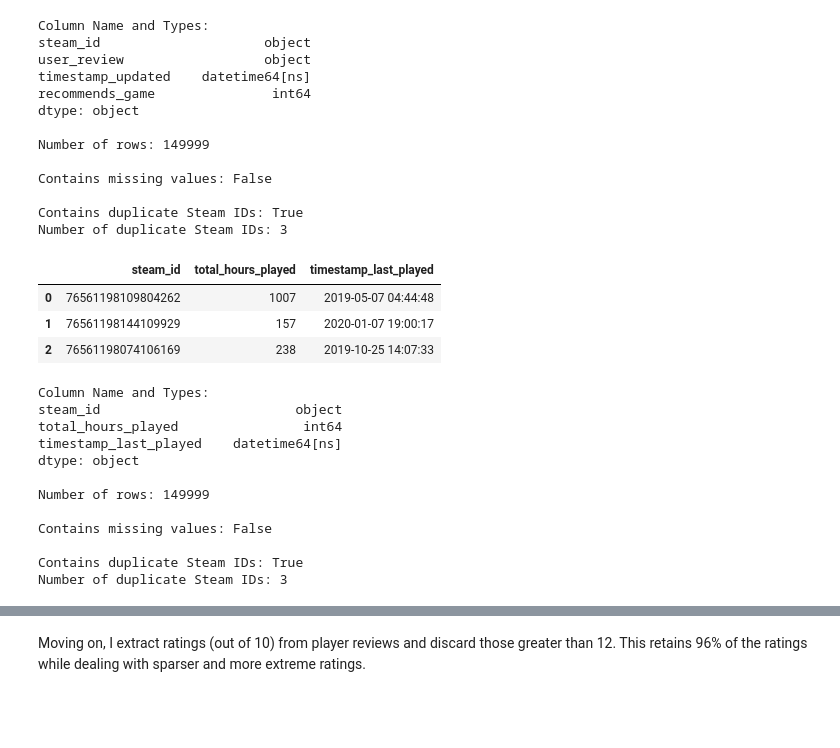
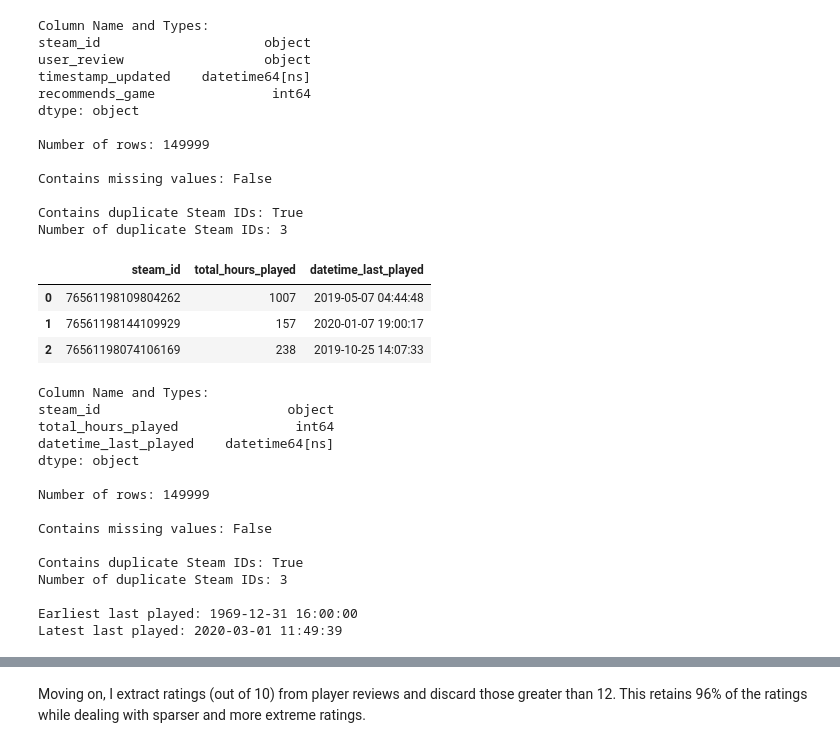
Before and after one commit to ys-lin14/warframe-exploration, a Jupyter notebook: data_exploration.ipynb, the cells around one changed output, grey strips where cells are left out. Cells and saved outputs as stored; diff of their text form; code cells hidden in the pictures; blank space fills up the shorter version.

```diff
--- a/data_exploration.ipynb
+++ b/data_exploration.ipynb
@@ -178,7 +165,7 @@ user_query = '''
     SELECT
         steam_id,
         CEIL(total_minutes_played / 60) AS total_hours_played,
-        FROM_UNIXTIME(timestamp_last_played) AS timestamp_last_played
+        FROM_UNIXTIME(timestamp_last_played) AS datetime_last_played
     FROM users;
 '''
 user_data = pd.read_sql(user_query, connection)
@@ -206,24 +193,33 @@ Contains missing values: False
 
 Contains duplicate Steam IDs: True
 Number of duplicate Steam IDs: 3
-# %%
-display(user_data.head(3))
-display_info(user_data)
-check_for_duplicate_ids(review_data)
-# %% [output]
-|  | steam_id | total_hours_played | timestamp_last_played |
-| 0 | 76561198109804262 | 1007 | 2019-05-07 04:44:48 |
-| 1 | 76561198144109929 | 157 | 2020-01-07 19:00:17 |
-| 2 | 76561198074106169 | 238 | 2019-10-25 14:07:33 |
-Column Name and Types:
-steam_id                         object
-total_hours_played                int64
-timestamp_last_played    datetime64[ns]
-dtype: object
-
-Number of rows: 149999
-
-Contains missing values: False
-
-Contains duplicate Steam IDs: True
-Number of duplicate Steam IDs: 3
+# %%
+display(user_data.head(3))
+display_info(user_data)
+check_for_duplicate_ids(user_data)
+
+earliest_last_played = user_data['datetime_last_played'].min()
+print("\nEarliest last played:", earliest_last_played)
+
+latest_last_played = user_data['datetime_last_played'].max()
+print("Latest last played:", latest_last_played)
+# %% [output]
+|  | steam_id | total_hours_played | datetime_last_played |
+| 0 | 76561198109804262 | 1007 | 2019-05-07 04:44:48 |
+| 1 | 76561198144109929 | 157 | 2020-01-07 19:00:17 |
+| 2 | 76561198074106169 | 238 | 2019-10-25 14:07:33 |
+Column Name and Types:
+steam_id                        object
+total_hours_played               int64
+datetime_last_played    datetime64[ns]
+dtype: object
+
+Number of rows: 149999
+
+Contains missing values: False
+
+Contains duplicate Steam IDs: True
+Number of duplicate Steam IDs: 3
+
+Earliest last played: 1969-12-31 16:00:00
+Latest last played: 2020-03-01 11:49:39
```
Also changed, not shown: parts of 11 cells of this notebook.
